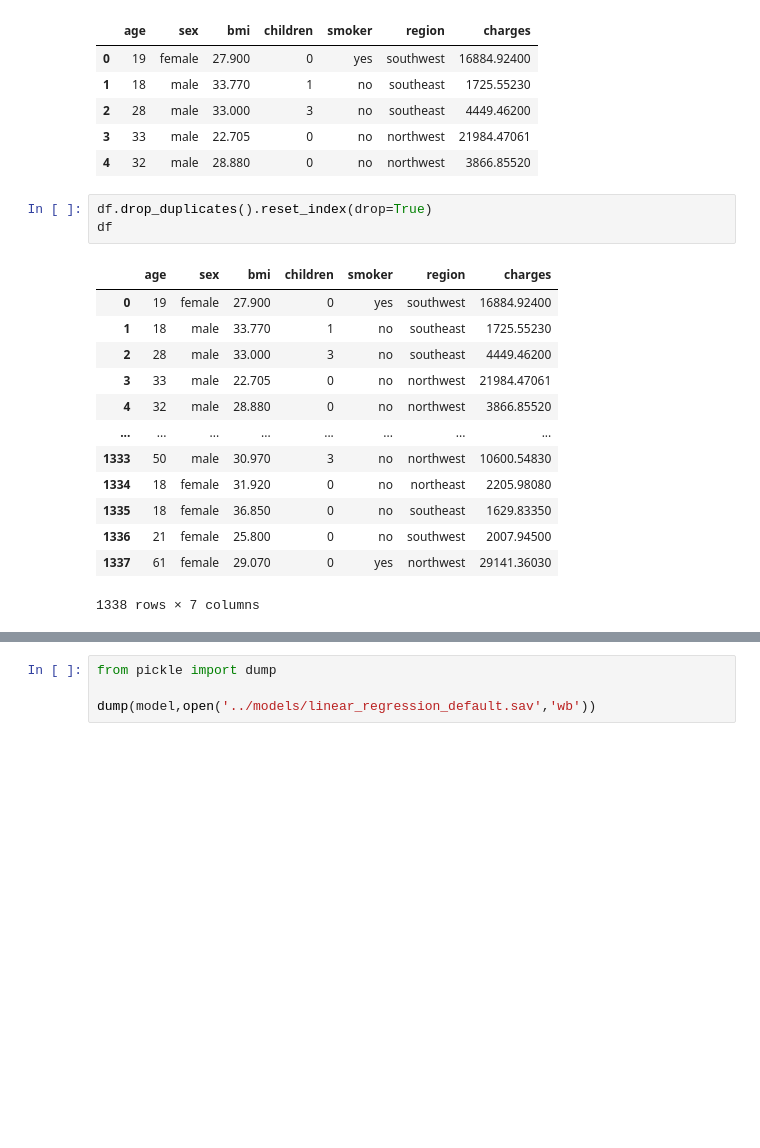
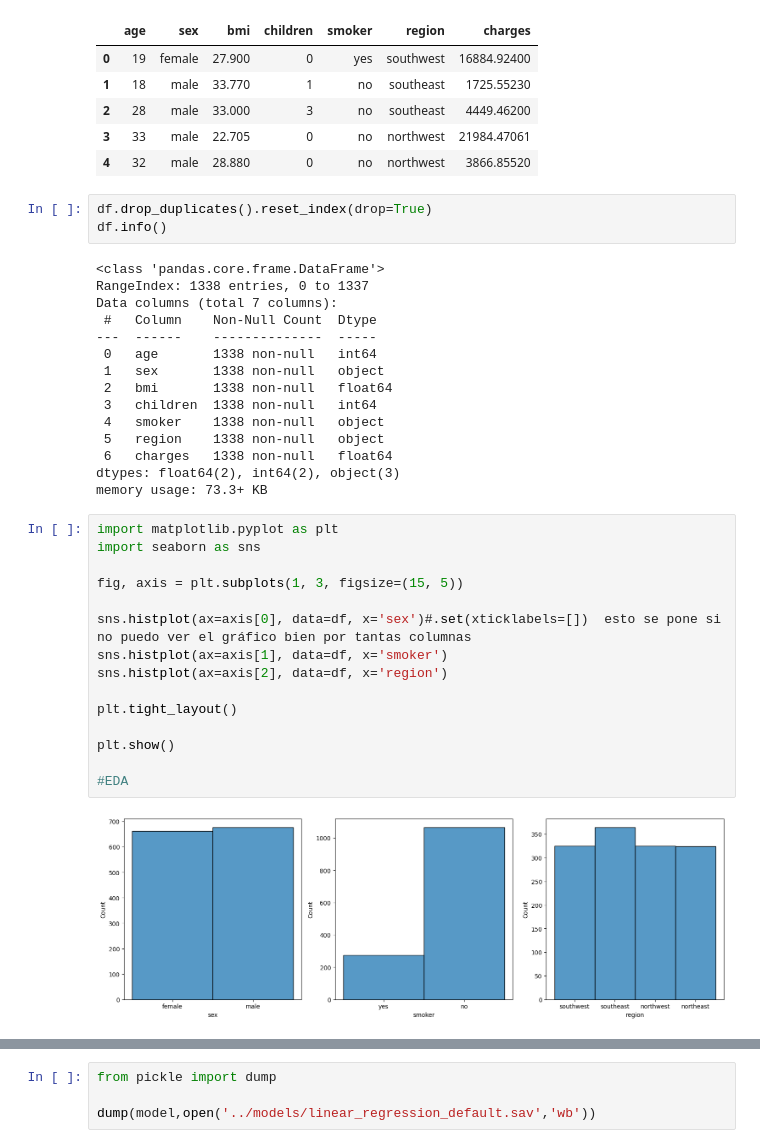
Before and after one commit to Fergo20011/regresion_lineal, a Jupyter notebook: src/explore.ipynb, the cells around one changed output, grey strips where cells are left out. Cells and saved outputs as stored; diff of their text form; blank space fills up the shorter version.

```diff
--- a/src/explore.ipynb
+++ b/src/explore.ipynb
@@ -15,18 +15,36 @@ df.head()
 | 4 | 32 | male | 28.880 | 0 | no | northwest | 3866.85520 |
 # %%
 df.drop_duplicates().reset_index(drop=True)
-df
+df.info()
 # %% [output]
-|  | age | sex | bmi | children | smoker | region | charges |
-| 0 | 19 | female | 27.900 | 0 | yes | southwest | 16884.92400 |
-| 1 | 18 | male | 33.770 | 1 | no | southeast | 1725.55230 |
-| 2 | 28 | male | 33.000 | 3 | no | southeast | 4449.46200 |
-| 3 | 33 | male | 22.705 | 0 | no | northwest | 21984.47061 |
-| 4 | 32 | male | 28.880 | 0 | no | northwest | 3866.85520 |
-| ... | ... | ... | ... | ... | ... | ... | ... |
-| 1333 | 50 | male | 30.970 | 3 | no | northwest | 10600.54830 |
-| 1334 | 18 | female | 31.920 | 0 | no | northeast | 2205.98080 |
-| 1335 | 18 | female | 36.850 | 0 | no | southeast | 1629.83350 |
-| 1336 | 21 | female | 25.800 | 0 | no | southwest | 2007.94500 |
-| 1337 | 61 | female | 29.070 | 0 | yes | northwest | 29141.36030 |
-1338 rows × 7 columns
+<class 'pandas.core.frame.DataFrame'>
+RangeIndex: 1338 entries, 0 to 1337
+Data columns (total 7 columns):
+ #   Column    Non-Null Count  Dtype
+---  ------    --------------  -----
+ 0   age       1338 non-null   int64
+ 1   sex       1338 non-null   object
+ 2   bmi       1338 non-null   float64
+ 3   children  1338 non-null   int64
+ 4   smoker    1338 non-null   object
+ 5   region    1338 non-null   object
+ 6   charges   1338 non-null   float64
+dtypes: float64(2), int64(2), object(3)
+memory usage: 73.3+ KB
+# %%
+import matplotlib.pyplot as plt
+import seaborn as sns
+
+fig, axis = plt.subplots(1, 3, figsize=(15, 5))
+
+sns.histplot(ax=axis[0], data=df, x='sex')#.set(xticklabels=[])  esto se pone si no puedo ver el gráfico bien por tantas columnas
+sns.histplot(ax=axis[1], data=df, x='smoker')
+sns.histplot(ax=axis[2], data=df, x='region')
+
+plt.tight_layout()
+
+plt.show()
+
+#EDA
+# %% [output]
+[figure, added]
```
Also changed, not shown: parts of 20 cells of this notebook, 3 other files.
